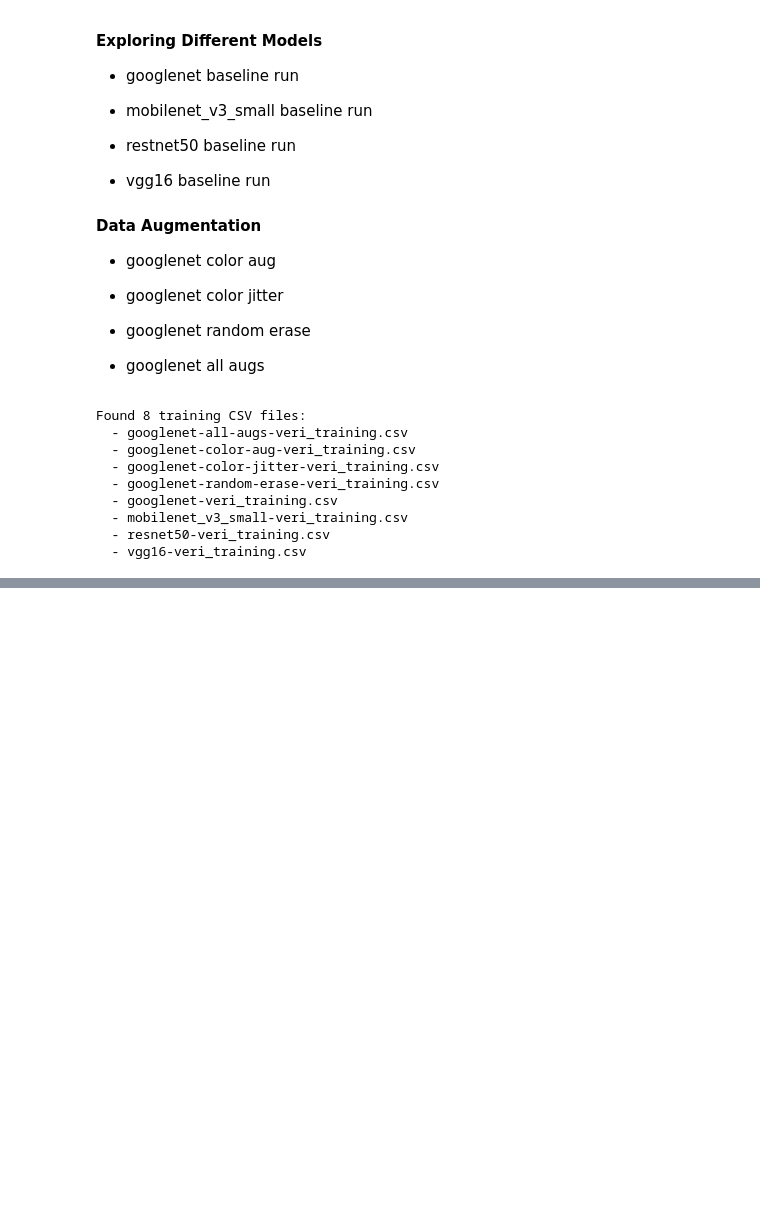
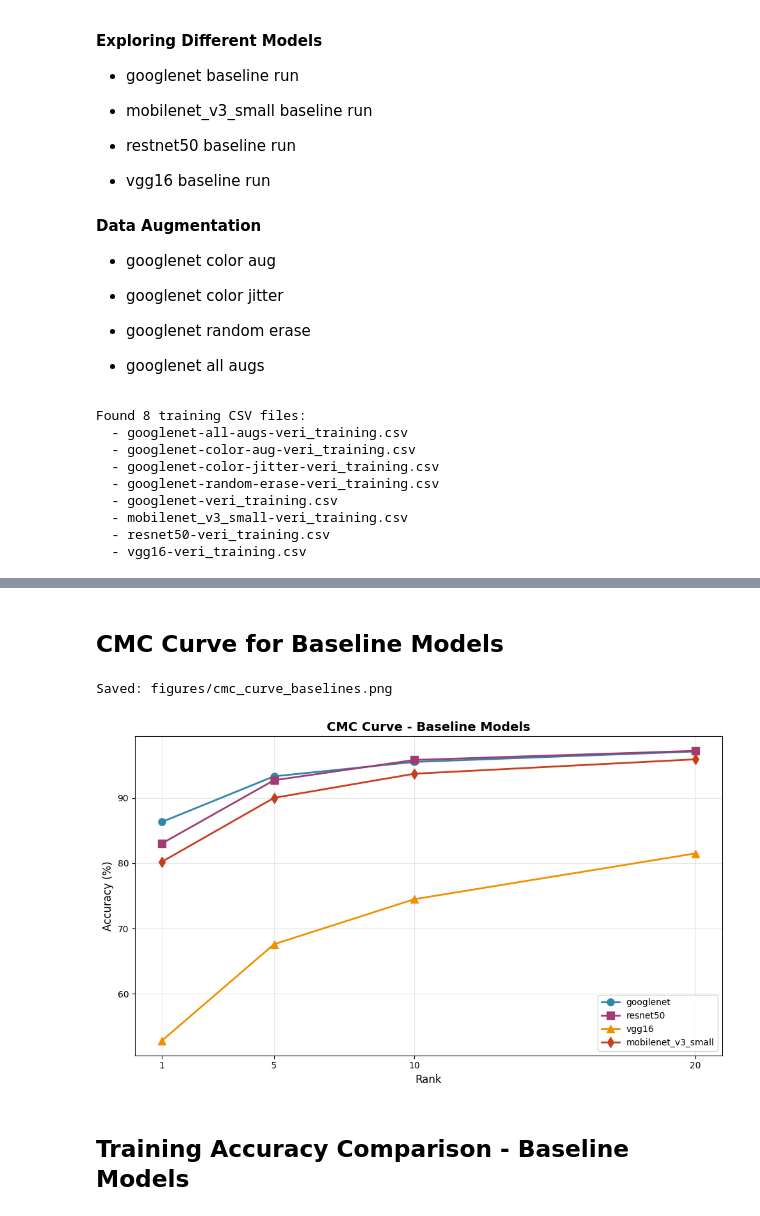
Before and after one commit to jackiemalooly/Surrey_EEEM071_Coursework, a Jupyter notebook: analysis.ipynb, the cells around one changed output, grey strips where cells are left out. Drawn from its saved outputs; the diff is of its cells as text; code cells hidden in the pictures; blank space fills up the shorter version.

Commit message:
Analyzing training results.

```diff
--- a/analysis.ipynb
+++ b/analysis.ipynb
@@ -63,7 +63,7 @@ def plot_epoch_accuracy(experiment_name, df, save_dir='figures'):
 
     # Plot accuracy
     ax.plot(epoch_final['epoch'], epoch_final['acc_avg'],
-            linewidth=2, color='#2E86AB', marker='o', markersize=6)
+            linewidth=2, color='#2E86AB')
 
     # Formatting
     ax.set_xlabel('Epoch', fontsize=12)
@@ -151,0 +254,55 @@ print(f"{'='*60}")
+# %% [markdown]
+## CMC Curve for Baseline Models
+# %%
+# Select baseline experiments for CMC curve
+baseline_experiments = ['googlenet-veri', 'resnet50-veri', 'vgg16-veri', 'mobilenet_v3_small-veri']
+
+# Filter test results for these experiments and Rank metrics only
+cmc_data = test_results_df[
+    (test_results_df['experiment'].isin(baseline_experiments)) &
+    (test_results_df['metric'].str.startswith('Rank-'))
+].copy()
+
+# Extract rank number from metric name (e.g., "Rank-1" -> 1)
+cmc_data['rank'] = cmc_data['metric'].str.extract(r'Rank-(\d+)').astype(int)
+
+# Create figure
+fig, ax = plt.subplots(figsize=(10, 6))
+
+# Plot CMC curve for each experiment with different colors and markers
+styles = {
+    'googlenet-veri': {'color': '#2E86AB', 'marker': 'o'},
+    'resnet50-veri': {'color': '#A23B72', 'marker': 's'},
+    'vgg16-veri': {'color': '#F18F01', 'marker': '^'},
+    'mobilenet_v3_small-veri': {'color': '#C73E1D', 'marker': 'd'}
+}
+
+for experiment in baseline_experiments:
+    exp_data = cmc_data[cmc_data['experiment'] == experiment].sort_values('rank')
+    # Remove '-veri' from label
+    label = experiment.replace('-veri', '')
+    ax.plot(exp_data['rank'], exp_data['value'],
+            marker=styles[experiment]['marker'], linewidth=2, markersize=8,
+            color=styles[experiment]['color'], label=label)
+
+# Formatting
+ax.set_xlabel('Rank', fontsize=12)
+ax.set_ylabel('Accuracy (%)', fontsize=12)
+ax.set_title('CMC Curve - Baseline Models', fontsize=14, fontweight='bold')
+ax.legend(loc='lower right', fontsize=10)
+ax.grid(True, alpha=0.3)
+ax.set_xticks(cmc_data['rank'].unique())
+
+plt.tight_layout()
+
+# Save figure
+os.makedirs('figures', exist_ok=True)
+plt.savefig('figures/cmc_curve_baselines.png', dpi=300, bbox_inches='tight')
+print("Saved: figures/cmc_curve_baselines.png")
+
+plt.show()
+# %% [output]
+Saved: figures/cmc_curve_baselines.png
+[figure, added]
+# %% [markdown]
+## Training Accuracy Comparison - Baseline Models
```
Also changed, not shown: parts of 7 cells of this notebook, 11 other files.
